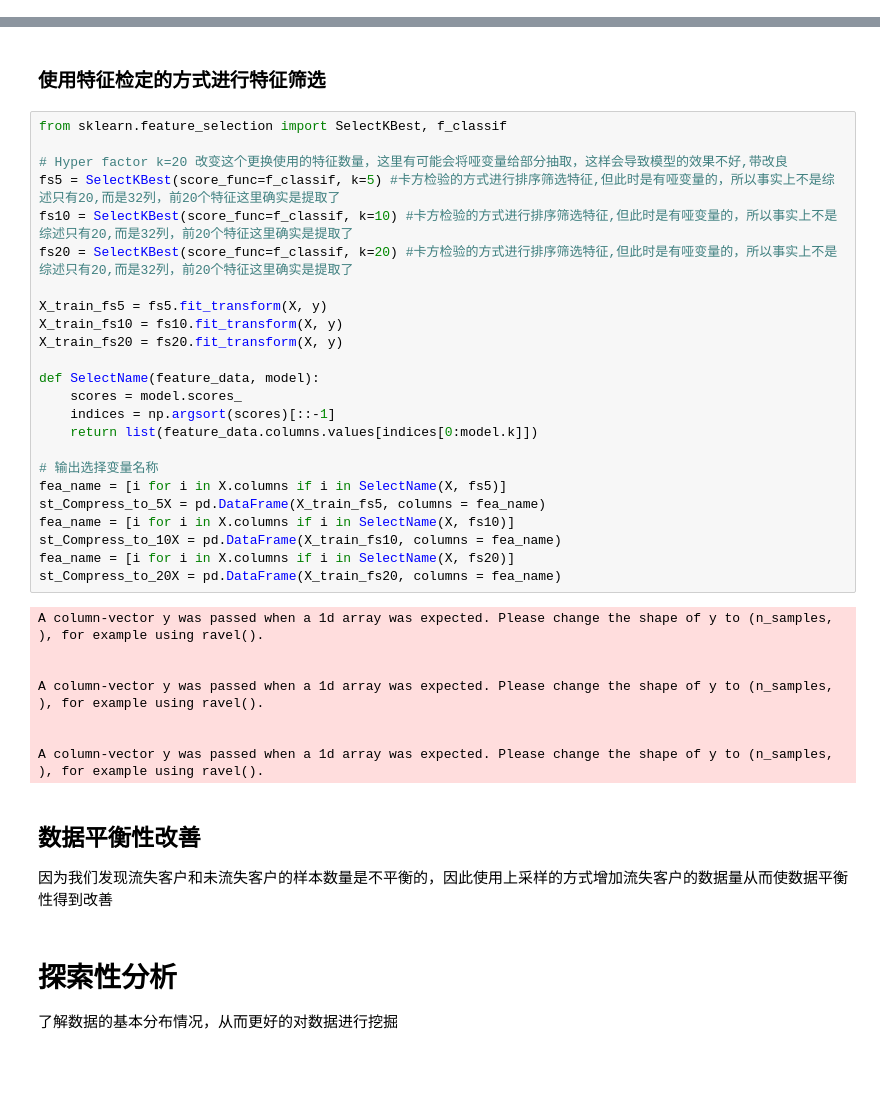
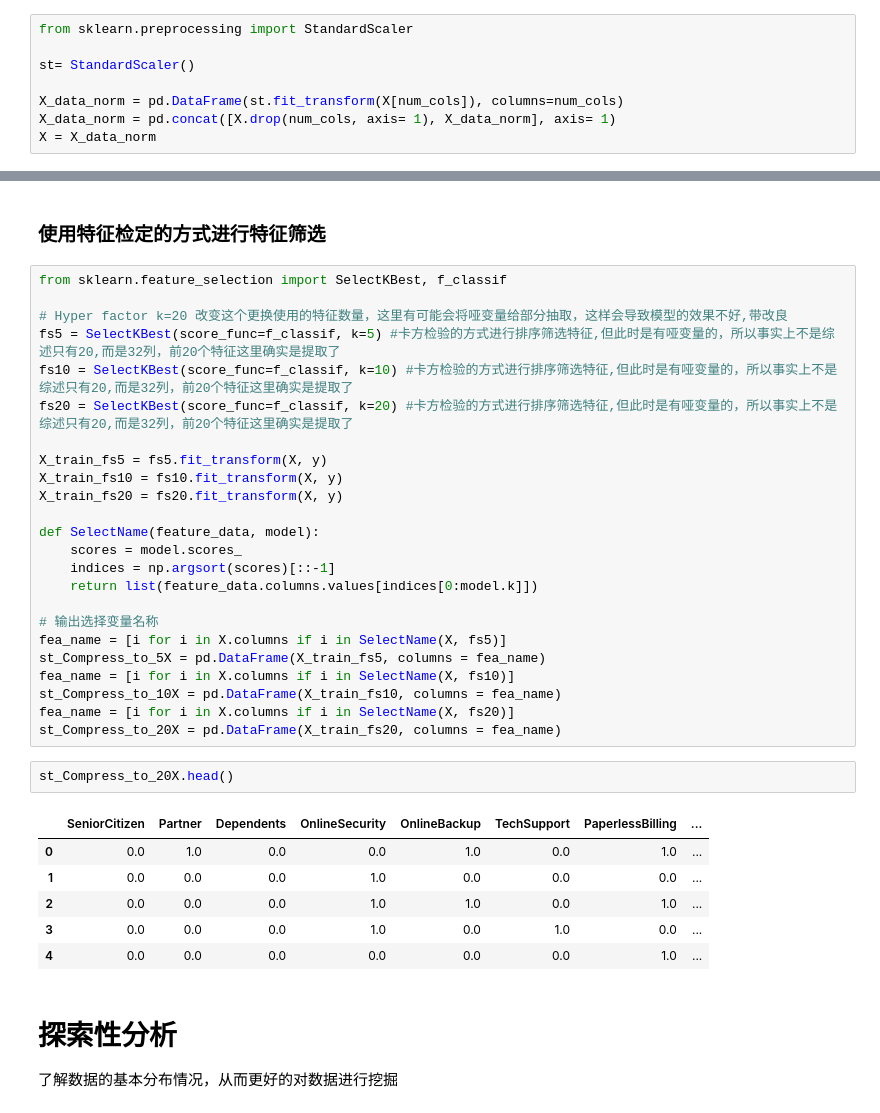
Before and after one commit to InitialMoon/datamine_lab_junior1, a Jupyter notebook: lab1/reconstruct.ipynb, the cells around one changed output, grey strips where cells are left out. Saved outputs shown, nothing was run; the diff lists cells and outputs as text; blank space fills up the shorter version.

```diff
--- a/lab1/reconstruct.ipynb
+++ b/lab1/reconstruct.ipynb
@@ -104,0 +107,8 @@ y = df_model[target_col]
+# %%
+from sklearn.preprocessing import StandardScaler
+
+st= StandardScaler()
+
+X_data_norm = pd.DataFrame(st.fit_transform(X[num_cols]), columns=num_cols)
+X_data_norm = pd.concat([X.drop(num_cols, axis= 1), X_data_norm], axis= 1)
+X = X_data_norm
@@ -147,18 +184,15 @@ fea_name = [i for i in X.columns if i in SelectName(X, fs10)]
 st_Compress_to_10X = pd.DataFrame(X_train_fs10, columns = fea_name)
 fea_name = [i for i in X.columns if i in SelectName(X, fs20)]
 st_Compress_to_20X = pd.DataFrame(X_train_fs20, columns = fea_name)
-# %% [output]
-A column-vector y was passed when a 1d array was expected. Please change the shape of y to (n_samples, ), for example using ravel().
-
-
-A column-vector y was passed when a 1d array was expected. Please change the shape of y to (n_samples, ), for example using ravel().
-
-
-A column-vector y was passed when a 1d array was expected. Please change the shape of y to (n_samples, ), for example using ravel().
-# %% [markdown]
-## 数据平衡性改善
-
-因为我们发现流失客户和未流失客户的样本数量是不平衡的，因此使用上采样的方式增加流失客户的数据量从而使数据平衡性得到改善
+# %%
+st_Compress_to_20X.head()
+# %% [output]
+|  | SeniorCitizen | Partner | Dependents | OnlineSecurity | OnlineBackup | TechSupport | PaperlessBilling | ... |
+| 0 | 0.0 | 1.0 | 0.0 | 0.0 | 1.0 | 0.0 | 1.0 | ... |
+| 1 | 0.0 | 0.0 | 0.0 | 1.0 | 0.0 | 0.0 | 0.0 | ... |
+| 2 | 0.0 | 0.0 | 0.0 | 1.0 | 1.0 | 0.0 | 1.0 | ... |
+| 3 | 0.0 | 0.0 | 0.0 | 1.0 | 0.0 | 1.0 | 0.0 | ... |
+| 4 | 0.0 | 0.0 | 0.0 | 0.0 | 0.0 | 0.0 | 1.0 | ... |
 # %% [markdown]
 # 探索性分析
 
```
Also changed, not shown: parts of 9 cells of this notebook.
